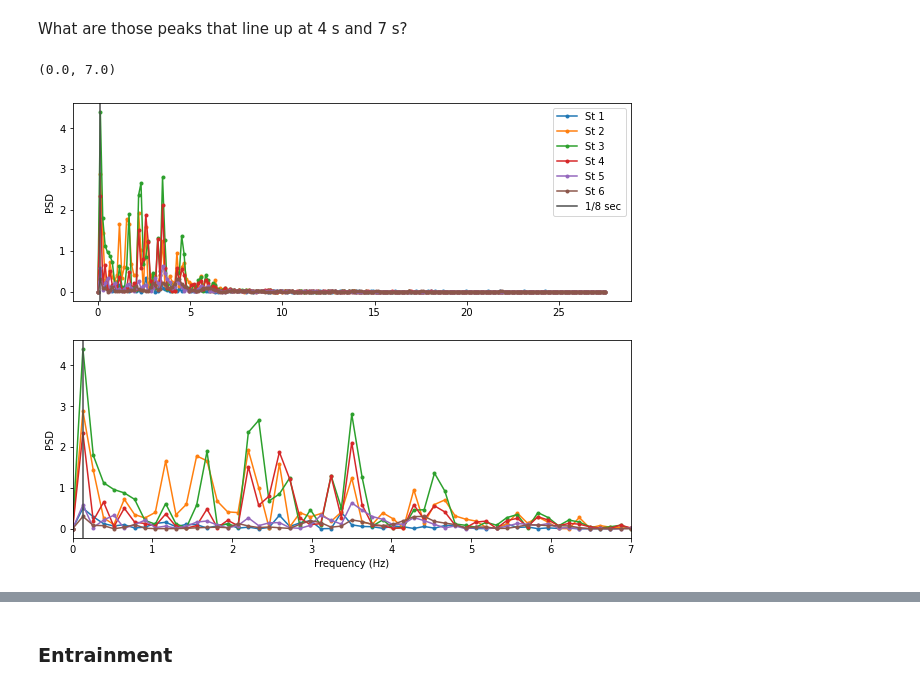
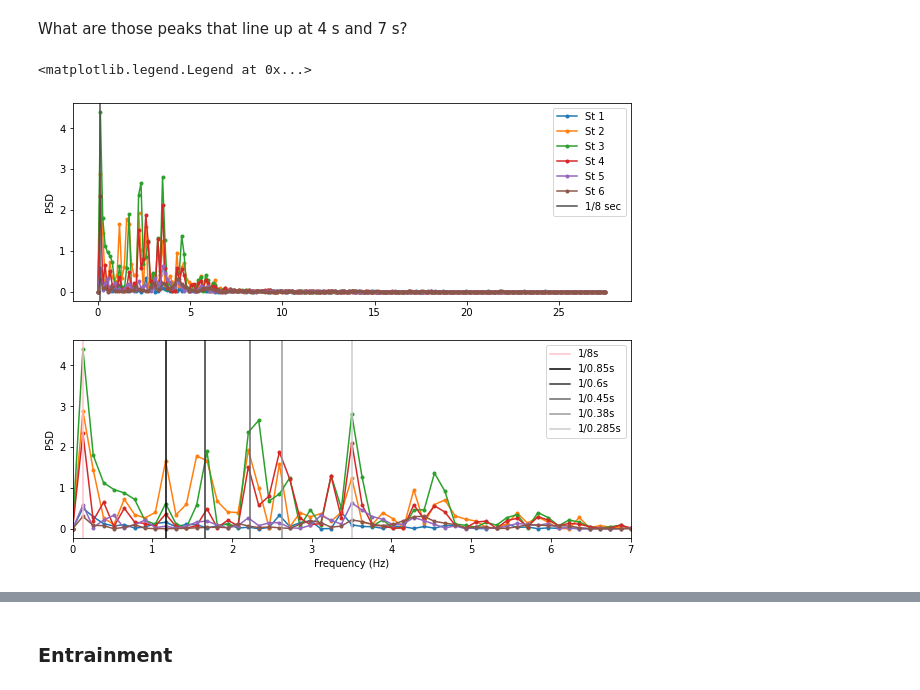
Before and after one commit to anakarinarm/GravityCurrent, a Jupyter notebook: paper_correcciones/pressure_timeseries_analysis.ipynb, the cells around one changed output, grey strips where cells are left out. Drawn from its saved outputs; the diff is of its cells as text; code cells hidden in the pictures.

```diff
--- a/paper_correcciones/pressure_timeseries_analysis.ipynb
+++ b/paper_correcciones/pressure_timeseries_analysis.ipynb
@@ -21,13 +21,19 @@ import seaborn as sns
 Time series of pressure at each station (6 stations), experiment TL01 (figure 7 of R1 manuscript). TL01 is the lowest section of the topographic slope.
 # %%
 fig,ax = plt.subplots(1,1,figsize=(8,4))
-
-for st in range(1,7):
+inds = [10,20,70,130,190,240]
+for st, ind in zip(range(1,7), inds):
     filename = ('GCer07_Pres%d_c1.txt' %st)
     df = pd.read_csv(filename, sep='\t', names=['time','pressure'])
     pres = df.pressure
     time = df.time
     offset = (st*4)
+    ax.axhline(offset,color='0.5', alpha=0.5)
     ax.plot(time, pres+offset, label='St %d' %st)
+    ax.plot(time[ind], pres[ind]+offset,'ko')
+    print('St. %d: mean p=%1.3f, std p=%1.3f' %(st,np.nanmean(pres[ind:]), np.nanstd(pres[ind:])))
 ax.legend(bbox_to_anchor=(1,1))
+ax.set_xlim(0,8)
+ax.set_xlabel('time (s)')
+ax.set_ylabel('pressure + offset')
 # %% [output]
@@ -40,20 +54,27 @@ What are those peaks that line up at 4 s and 7 s?
 # %%
 fig,(ax,ax2) = plt.subplots(2,1,figsize=(10,8))
 
 for st in range(1,7):
     filename = ('GCer07_Pres%d_c1.txt' %st)
     df = pd.read_csv(filename, sep='\t', names=['time','pressure'])
     freq, psd = signal.periodogram(df.pressure, samp_freq, detrend='constant')
     ax.plot(freq[:], psd[:],'.-', label='St %d' %st)
-    ax2.plot(freq[:], psd[:],'.-', label='St %d' %st)
+    ax2.plot(freq[:], psd[:],'.-')
 ax.axvline(1/np.nanmax(df.time), color='0.3', label='1/8 sec') # plot timeseries length in freq
-ax2.axvline(1/np.nanmax(df.time), color='0.3') # plot timeseries length in freq
+ax2.axvline(1/np.nanmax(df.time), color='pink', label='1/8s') # plot timeseries length in freq
+
+ax2.axvline(1/0.85, color='0', label='1/0.85s') #
+ax2.axvline(1/0.6, color='0.2', label='1/0.6s') #
+ax2.axvline(1/0.45, color='0.4', label='1/0.45s') #
+ax2.axvline(1/0.38, color='0.6', label='1/0.38s') #
+ax2.axvline(1/0.285, color='0.8', label='1/0.285s') #
 
 ax.legend()
 ax2.set_xlabel('Frequency (Hz)')
 ax.set_ylabel('PSD')
 ax2.set_ylabel('PSD')
 ax2.set_xlim(0,7)
+ax2.legend()
 # %% [output]
-(0.0, 7.0)
+<matplotlib.legend.Legend at 0x...>
-[figure, old version]
+[figure, new version]
```
Also changed, not shown: parts of 12 cells of this notebook.
